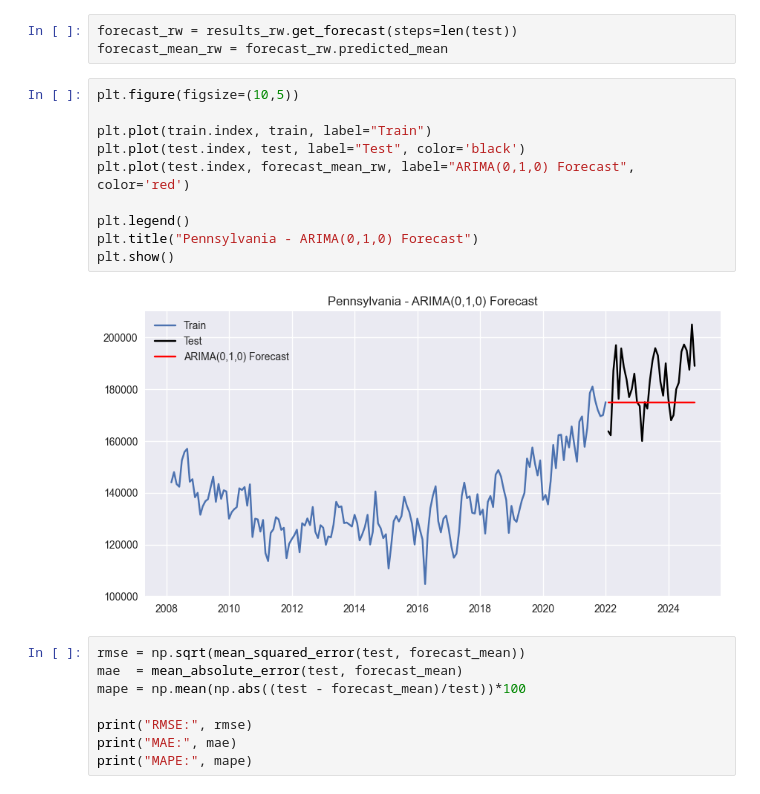
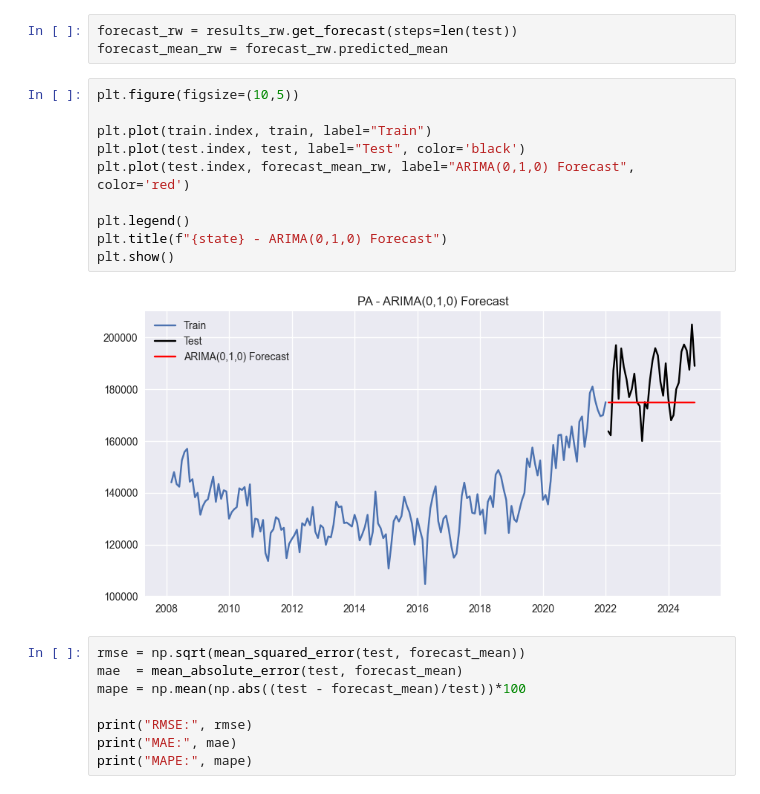
Before and after one commit to alessiogianello/house_pricing_forecast, a Jupyter notebook: main.ipynb, the cells around one changed output. Drawn from its saved outputs; the diff is of its cells as text.

```diff
--- a/main.ipynb
+++ b/main.ipynb
@@ -838,15 +843,15 @@ forecast_mean_rw = forecast_rw.predicted_mean
 # %%
 plt.figure(figsize=(10,5))
 
 plt.plot(train.index, train, label="Train")
 plt.plot(test.index, test, label="Test", color='black')
 plt.plot(test.index, forecast_mean_rw, label="ARIMA(0,1,0) Forecast", color='red')
 
 plt.legend()
-plt.title("Pennsylvania - ARIMA(0,1,0) Forecast")
+plt.title(f"{state} - ARIMA(0,1,0) Forecast")
 plt.show()
 # %% [output]
-[figure, old version]
+[figure, new version]
 # %%
 rmse = np.sqrt(mean_squared_error(test, forecast_mean))
 mae  = mean_absolute_error(test, forecast_mean)
```
Also changed, not shown: parts of 50 cells of this notebook, 1 other file.
